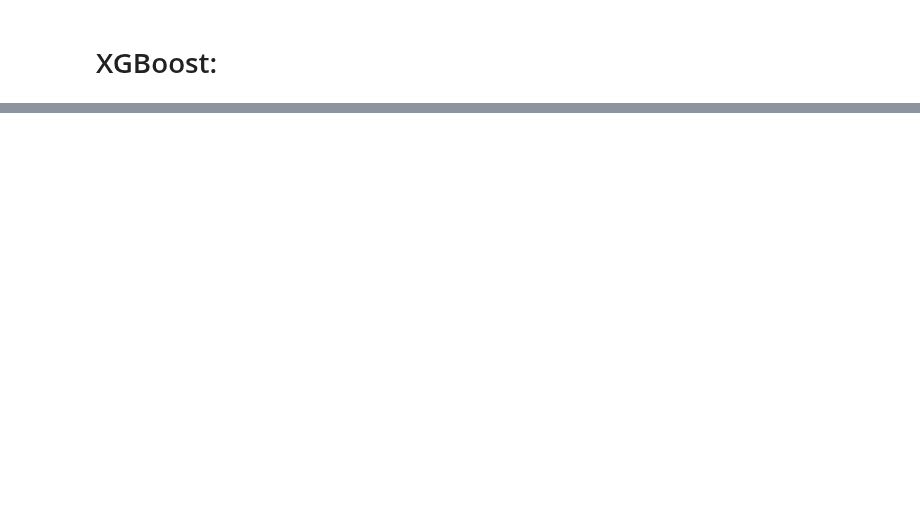
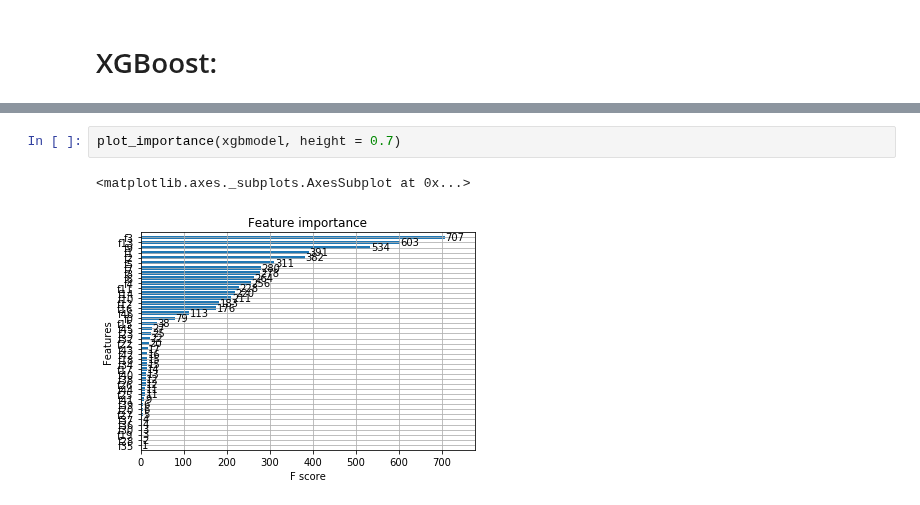
Before and after one commit to derek-y-lee/uclabiostat-thesis, a Jupyter notebook: los-prediction.ipynb, the cells around one changed output, grey strips where cells are left out. Drawn from its saved outputs; the diff is of its cells as text; blank space fills up the shorter version.

```diff
--- a/los-prediction.ipynb
+++ b/los-prediction.ipynb
@@ -1170,0 +1303,5 @@ Explained Variance Score XGBoost: 0.896098462996766
+# %%
+plot_importance(xgbmodel, height = 0.7)
+# %% [output]
+<matplotlib.axes._subplots.AxesSubplot at 0x...>
+[figure, added]
```
Also changed, not shown: parts of 14 cells of this notebook.
